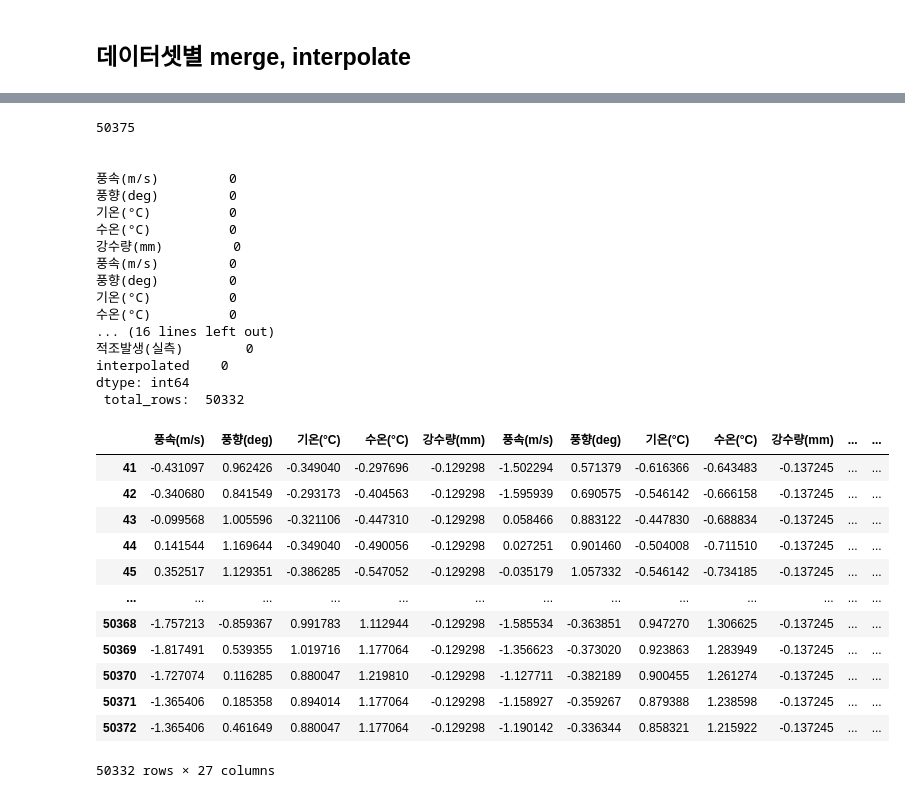
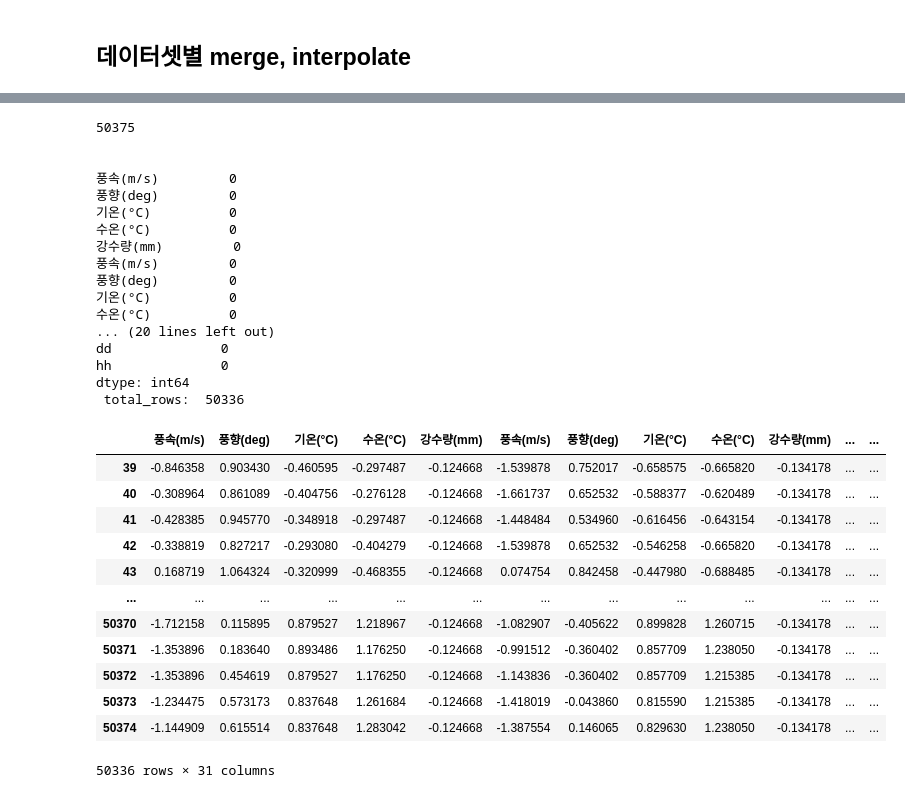
Before and after one commit to chhyyi/aiffelthon, a Jupyter notebook: class1_LSTM&GRU_preprocess.ipynb, the cells around one changed output, grey strips where cells are left out. Drawn from its saved outputs; the diff is of its cells as text; code cells hidden in the pictures.

```diff
--- a/class1_LSTM&GRU_preprocess.ipynb
+++ b/class1_LSTM&GRU_preprocess.ipynb
@@ -20,12 +27,19 @@ from wandb.keras import WandbCallback
 import os
 # %%
+
+random_shuffled=False
 observe=True
-if observe:
-    ds=pd.read_csv(os.path.join(os.getenv("HOME"),"aiffel/aiffelthon/sample_data/(class1 실측_70)_train.csv"),encoding='euc-kr')
-    #s=pd.read_csv(os.path.join(os.getenv("HOME"),"aiffel/aiffelthon/sample_data/(class1 실측_30)_test.csv"),encoding='euc-kr')
+
+if random_shuffled==False:
+    ds = pd.read_csv('~/aiffel/aiffelthon_local/data/17-19실측(예찰선)labeled.csv', encoding='euc-kr')
+    ds=pd.concat([ds, pd.read_csv('~/aiffel/aiffelthon_local/data/20-220930실측(예찰선)labeled.csv', encoding='euc-kr')])
 else:
-    #ds=pd.read_csv(os.path.join(os.getenv("HOME"),"aiffel/aiffelthon/sample_data/(class1 조건_70)_train.csv"),encoding='euc-kr')
-    ds=pd.read_csv(os.path.join(os.getenv("HOME"),"aiffel/aiffelthon/sample_data/(class1 조건_30)_test.csv"),encoding='euc-kr')
+    if observe:
+        ds=pd.read_csv(os.path.join(os.getenv("HOME"),"aiffel/aiffelthon/sample_data/(class1 실측_70)_train.csv"),encoding='euc-kr')
+        #s=pd.read_csv(os.path.join(os.getenv("HOME"),"aiffel/aiffelthon/sample_data/(class1 실측_30)_test.csv"),encoding='euc-kr')
+    else:
+        #ds=pd.read_csv(os.path.join(os.getenv("HOME"),"aiffel/aiffelthon/sample_data/(class1 조건_70)_train.csv"),encoding='euc-kr')
+        ds=pd.read_csv(os.path.join(os.getenv("HOME"),"aiffel/aiffelthon/sample_data/(class1 조건_30)_test.csv"),encoding='euc-kr')
 # %%
 
 ds['year']=ds['일시'].apply(lambda x: pd.Timestamp(x).year)
@@ -40,6 +61,11 @@ if observe:
 else:
     df_default_index=['지점',  'year', 'mm', 'dd', 'hh', '풍속(m/s)', '풍향(deg)', '기온(°C)', '수온(°C)', '강수량(mm)', '적조발생(조건)']
 
+if random_shuffled==False:
+    df_default_index=['지점',  'year', 'mm', 'dd', 'hh', '풍속(m/s)', '풍향(deg)', '기온(°C)', '수온(°C)', '강수량(mm)', '적조발생']
+
+output_include_datetime=True
+
 
 #reset index
 ds.sort_values(by=dt_index, inplace=True)
@@ -66,12 +92,13 @@ ds
 class Lin_Interpolate:
     """Linear interpolate nan datetimes
     """
-    def __init__(self, dataframe):
+    def __init__(self, dataframe, output_datetime=False):
         """receive 'datetime dateframe'. It should include
         yyyy, mm, dd, hh as columns of which type is int64"""
         self.dtd=dataframe
         self.time_start=self.dtd[dt_index].loc[0].to_numpy()
         self.time_end=self.dtd[dt_index].loc[len(self.dtd)-1].to_numpy()
+        self.output_datetime=output_datetime
 
     def check_sorted(self):
         #return (self.dtd.sort_values(by=dt_index,ascending=True) == self.dtd).all()
@@ -140,16 +167,20 @@ class Lin_Interpolate:
 # %%
 locations=['거문도', '울산', '거제도', '통영', '추자도']
 
-lin_interpolate=Lin_Interpolate(ds)
+lin_interpolate=Lin_Interpolate(ds, output_datetime=output_include_datetime)
 t0_total=lin_interpolate.time_start
 t1_total=lin_interpolate.time_end
 period=pd.Timestamp(*t1_total)-pd.Timestamp(*t0_total)
 
+if random_shuffled==False:
+    target_col=['적조발생', 'interpolated']+dt_index
+else:
+    if observe:
+        target_col=['적조발생(실측)', 'interpolated']
+    else:
+        target_col=['적조발생(조건)', 'interpolated']
+print('target_cols are ',target_col)
 
-if observe:
-    target_col=['적조발생(실측)', 'interpolated']
-else:
-    target_col=['적조발생(조건)', 'interpolated']
 
 
 for pos in locations:
@@ -167,7 +198,7 @@ for pos in locations:
     #reset index
     ds0.sort_values(by=dt_index, inplace=True)
     ds0.reset_index(inplace=True, drop=True) #'if drop'=True, drop current index. if False, it becomes a new column.
-    ds0=ds0[df_default_index+target_col[1:]]
+    ds0=ds0[df_default_index+[target_col[1]]]
 
     ds0[target_col[0]] = ds0.groupby(dt_index[:-1], sort=False)[target_col[0]]\
                     .apply(lambda x: x.ffill().bfill())
@@ -178,7 +209,7 @@ for pos in locations:
     else:
         label['interpolated']=np.logical_or(label['interpolated'].values, ds0['interpolated'].values)
 
-    ds0.drop(columns=['지점', 'year', 'mm', 'dd', 'hh']+target_col, inplace=True)
+    ds0.drop(columns=set(['지점', 'year', 'mm', 'dd', 'hh']+target_col), inplace=True)
 
     if pos==locations[0]:
         df_merged=ds0
@@ -215,6 +252,7 @@ Index(['풍속(m/s)', '풍향(deg)', '기온(°C)', '수온(°C)', '강수량(mm
 # %%
 df_merged=df_merged_store
 print(len(df_merged), '\n\n')
+#print(df_merged.isna().any())
 df_merged.dropna(inplace=True)
 print(df_merged.isna().sum(), '\n total_rows: ',len(df_merged))
 # %% [output]
@@ -230,25 +268,25 @@ print(df_merged.isna().sum(), '\n total_rows: ',len(df_merged))
 풍향(deg)         0
 기온(°C)          0
 수온(°C)          0
-... (16 lines left out)
-적조발생(실측)        0
-interpolated    0
+... (20 lines left out)
+dd              0
+hh              0
 dtype: int64
- total_rows:  50332
+ total_rows:  50336
 # %%
-df_merged.iloc[:,:-2]=(df_merged.iloc[:,:-2]-df_merged.iloc[:,:-2].mean())/df_merged.iloc[:,:-2].std()
+df_merged.iloc[:,:-len(target_col)]=(df_merged.iloc[:,:-len(target_col)]-df_merged.iloc[:,:-len(target_col)].mean())/df_merged.iloc[:,:-len(target_col)].std()
 df_merged
 # %% [output]
 |  | 풍속(m/s) | 풍향(deg) | 기온(°C) | 수온(°C) | 강수량(mm) | 풍속(m/s) | 풍향(deg) | 기온(°C) | 수온(°C) | 강수량(mm) | ... | ... |
-| 41 | -0.431097 | 0.962426 | -0.349040 | -0.297696 | -0.129298 | -1.502294 | 0.571379 | -0.616366 | -0.643483 | -0.137245 | ... | ... |
-| 42 | -0.340680 | 0.841549 | -0.293173 | -0.404563 | -0.129298 | -1.595939 | 0.690575 | -0.546142 | -0.666158 | -0.137245 | ... | ... |
-| 43 | -0.099568 | 1.005596 | -0.321106 | -0.447310 | -0.129298 | 0.058466 | 0.883122 | -0.447830 | -0.688834 | -0.137245 | ... | ... |
-| 44 | 0.141544 | 1.169644 | -0.349040 | -0.490056 | -0.129298 | 0.027251 | 0.901460 | -0.504008 | -0.711510 | -0.137245 | ... | ... |
-| 45 | 0.352517 | 1.129351 | -0.386285 | -0.547052 | -0.129298 | -0.035179 | 1.057332 | -0.546142 | -0.734185 | -0.137245 | ... | ... |
+| 39 | -0.846358 | 0.903430 | -0.460595 | -0.297487 | -0.124668 | -1.539878 | 0.752017 | -0.658575 | -0.665820 | -0.134178 | ... | ... |
+| 40 | -0.308964 | 0.861089 | -0.404756 | -0.276128 | -0.124668 | -1.661737 | 0.652532 | -0.588377 | -0.620489 | -0.134178 | ... | ... |
+| 41 | -0.428385 | 0.945770 | -0.348918 | -0.297487 | -0.124668 | -1.448484 | 0.534960 | -0.616456 | -0.643154 | -0.134178 | ... | ... |
+| 42 | -0.338819 | 0.827217 | -0.293080 | -0.404279 | -0.124668 | -1.539878 | 0.652532 | -0.546258 | -0.665820 | -0.134178 | ... | ... |
+| 43 | 0.168719 | 1.064324 | -0.320999 | -0.468355 | -0.124668 | 0.074754 | 0.842458 | -0.447980 | -0.688485 | -0.134178 | ... | ... |
 | ... | ... | ... | ... | ... | ... | ... | ... | ... | ... | ... | ... | ... |
-| 50368 | -1.757213 | -0.859367 | 0.991783 | 1.112944 | -0.129298 | -1.585534 | -0.363851 | 0.947270 | 1.306625 | -0.137245 | ... | ... |
-| 50369 | -1.817491 | 0.539355 | 1.019716 | 1.177064 | -0.129298 | -1.356623 | -0.373020 | 0.923863 | 1.283949 | -0.137245 | ... | ... |
-| 50370 | -1.727074 | 0.116285 | 0.880047 | 1.219810 | -0.129298 | -1.127711 | -0.382189 | 0.900455 | 1.261274 | -0.137245 | ... | ... |
-| 50371 | -1.365406 | 0.185358 | 0.894014 | 1.177064 | -0.129298 | -1.158927 | -0.359267 | 0.879388 | 1.238598 | -0.137245 | ... | ... |
-| 50372 | -1.365406 | 0.461649 | 0.880047 | 1.177064 | -0.129298 | -1.190142 | -0.336344 | 0.858321 | 1.215922 | -0.137245 | ... | ... |
+| 50370 | -1.712158 | 0.115895 | 0.879527 | 1.218967 | -0.124668 | -1.082907 | -0.405622 | 0.899828 | 1.260715 | -0.134178 | ... | ... |
+| 50371 | -1.353896 | 0.183640 | 0.893486 | 1.176250 | -0.124668 | -0.991512 | -0.360402 | 0.857709 | 1.238050 | -0.134178 | ... | ... |
+| 50372 | -1.353896 | 0.454619 | 0.879527 | 1.176250 | -0.124668 | -1.143836 | -0.360402 | 0.857709 | 1.215385 | -0.134178 | ... | ... |
+| 50373 | -1.234475 | 0.573173 | 0.837648 | 1.261684 | -0.124668 | -1.418019 | -0.043860 | 0.815590 | 1.215385 | -0.134178 | ... | ... |
+| 50374 | -1.144909 | 0.615514 | 0.837648 | 1.283042 | -0.124668 | -1.387554 | 0.146065 | 0.829630 | 1.238050 | -0.134178 | ... | ... |
-50332 rows × 27 columns
+50336 rows × 31 columns
```
Also changed, not shown: parts of 11 cells of this notebook, 9 other files.
